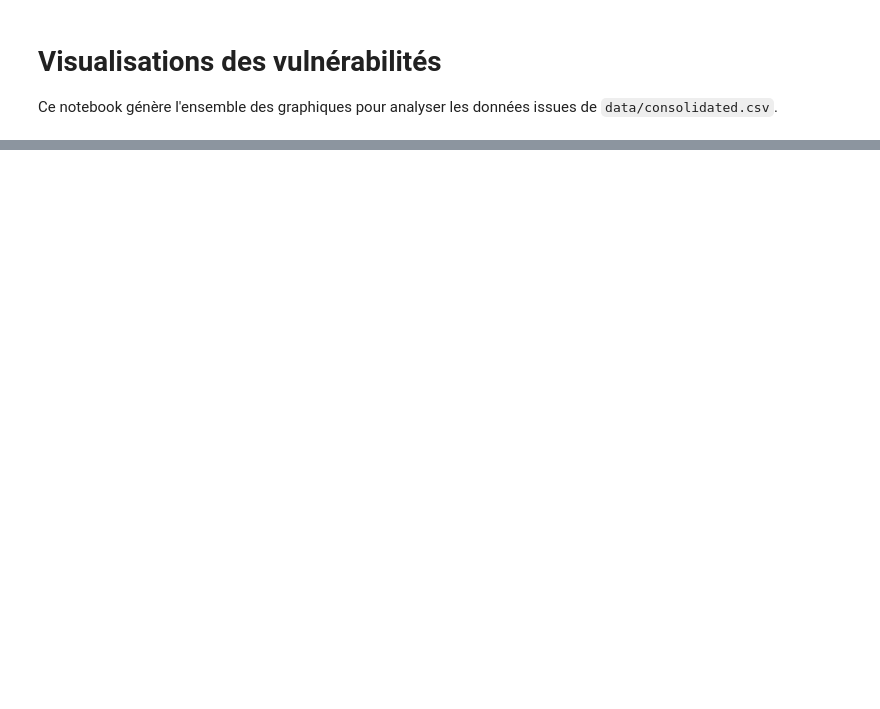
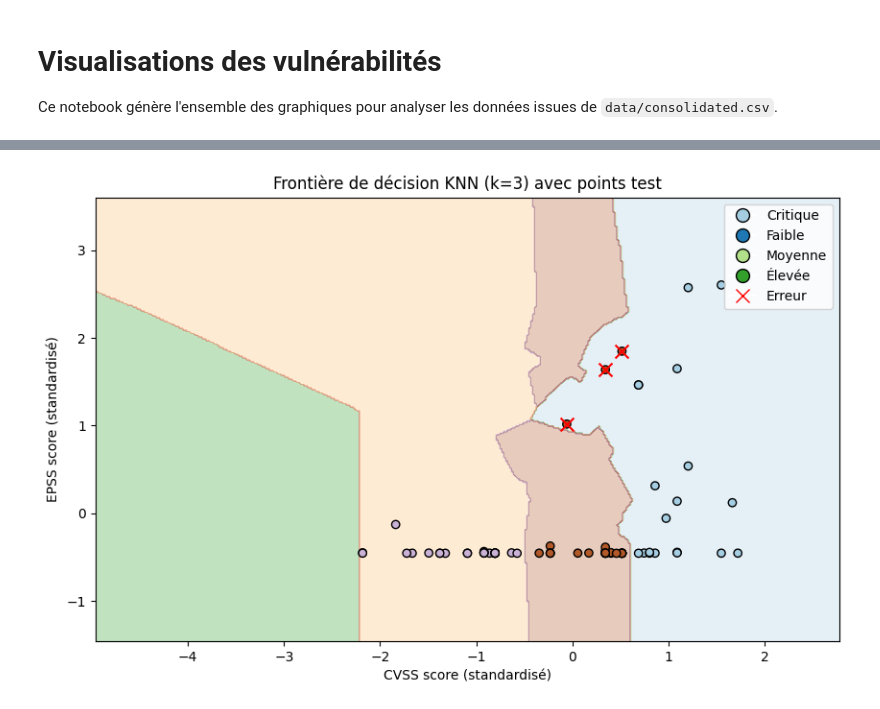
Before and after one commit to totolezozo/Project-Mastercamp, a Jupyter notebook: notebooks/visualizations.ipynb, the cells around one changed output, grey strips where cells are left out. Saved outputs shown, nothing was run; the diff lists cells and outputs as text; code cells hidden in the pictures; blank space fills up the shorter version.

```diff
--- a/notebooks/visualizations.ipynb
+++ b/notebooks/visualizations.ipynb
@@ -118,0 +264,44 @@ plt.show()
+# %%
+import matplotlib.pyplot as plt
+import numpy as np
+
+# Définir la grille pour visualiser la frontière de décision
+h = 0.02  # pas de la grille
+
+x_min, x_max = X_scaled[:, 0].min() - 1, X_scaled[:, 0].max() + 1
+y_min, y_max = X_scaled[:, 1].min() - 1, X_scaled[:, 1].max() + 1
+xx, yy = np.meshgrid(np.arange(x_min, x_max, h),
+                     np.arange(y_min, y_max, h))
+
+# Prédire la classe sur chaque point de la grille
+Z = knn.predict(np.c_[xx.ravel(), yy.ravel()])
+Z = Z.reshape(xx.shape)
+
+plt.figure(figsize=(10, 6))
+# Afficher la frontière de décision
+plt.contourf(xx, yy, Z, alpha=0.3, cmap=plt.cm.Paired)
+
+# Afficher les points test, couleur vraie classe
+scatter = plt.scatter(X_test[:, 0], X_test[:, 1], c=y_test, cmap=plt.cm.Paired, edgecolor='k')
+
+# Afficher les points test, marqueur x rouge pour erreurs
+for i in range(len(y_test)):
+    if y_test[i] != y_pred[i]:
+        plt.scatter(X_test[i, 0], X_test[i, 1], marker='x', c='red', s=100)
+
+plt.xlabel('CVSS score (standardisé)')
+plt.ylabel('EPSS score (standardisé)')
+plt.title('Frontière de décision KNN (k=3) avec points test')
+
+# Légende manuelle
+from matplotlib.lines import Line2D
+legend_elements = [
+    Line2D([0], [0], marker='o', color='w', label=cls, markerfacecolor=col, markersize=10, markeredgecolor='k')
+    for cls, col in zip(le.classes_, plt.cm.Paired.colors[:len(le.classes_)])
+]
+legend_elements.append(Line2D([0], [0], marker='x', color='w', label='Erreur', markerfacecolor='r', markersize=10, markeredgecolor='r'))
+plt.legend(handles=legend_elements)
+
+plt.show()
+# %% [output]
+[figure, added]
```
Also changed, not shown: parts of 5 cells of this notebook.
